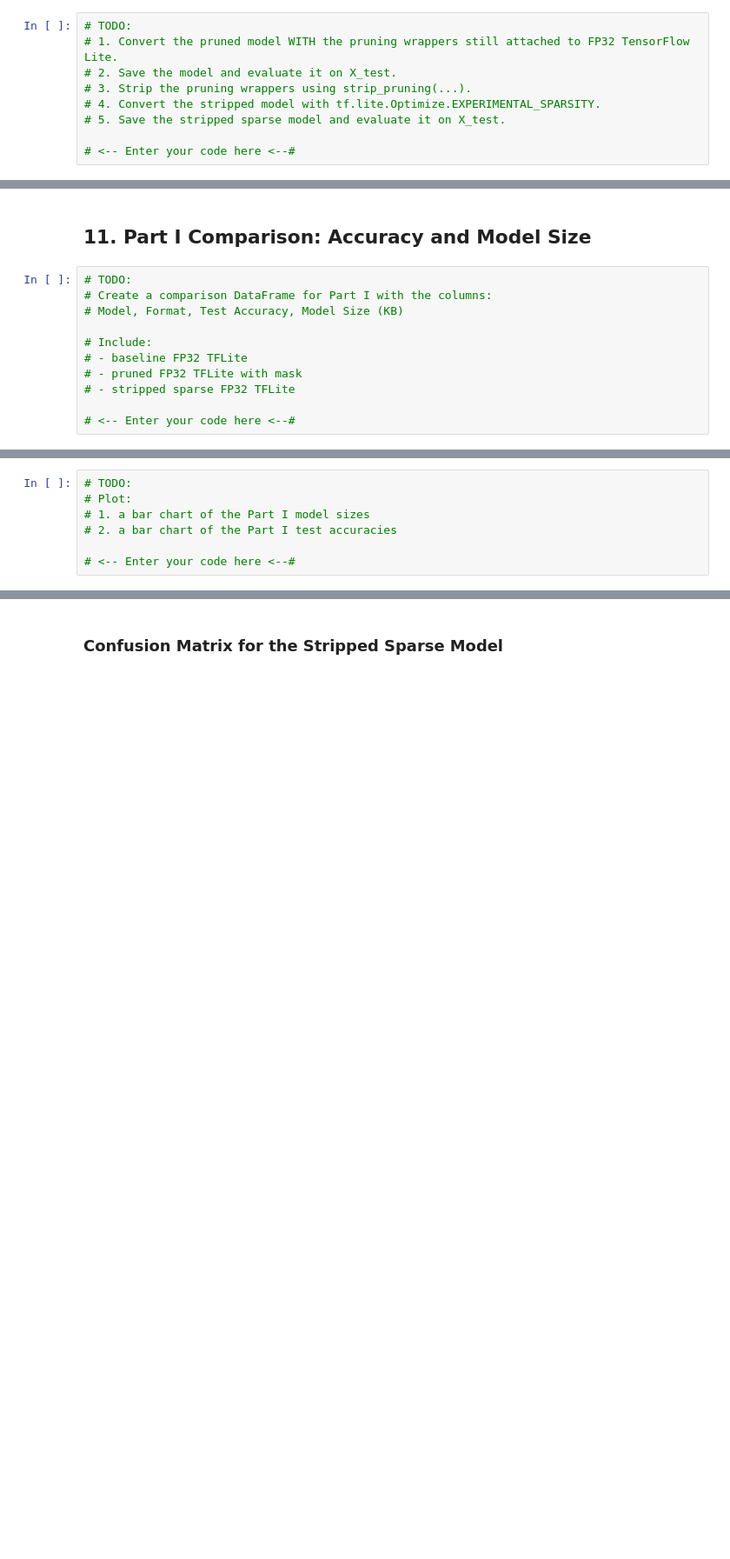
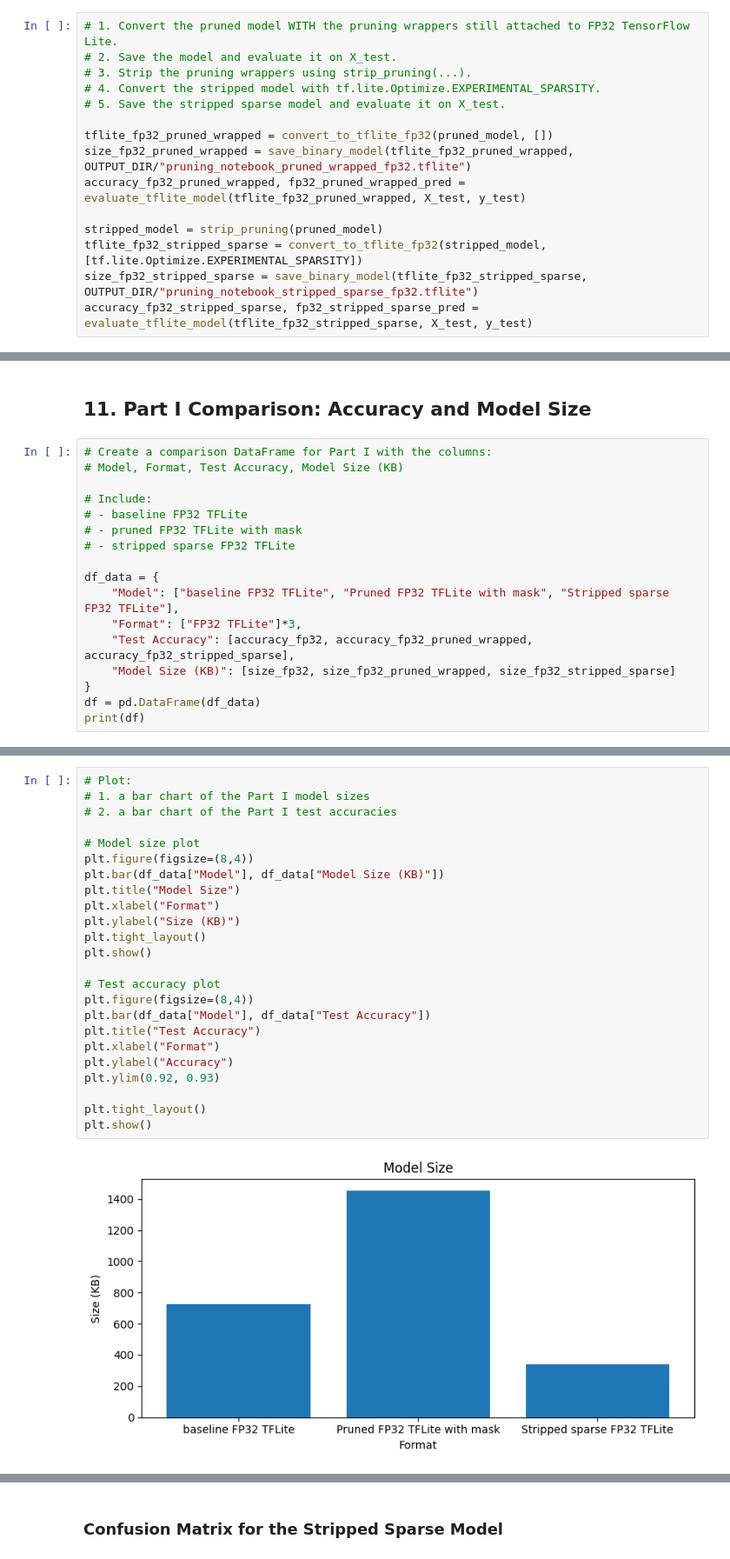
Before and after one commit to nhl01/EE446Labs, a Jupyter notebook: Lab3/EE446_UCI_HAR_DNN_Pruning_Quantization_Student_NL.ipynb, the cells around one changed output, grey strips where cells are left out. Shown at 87% size. Cells and saved outputs as stored; diff of their text form; blank space fills up the shorter version.

```diff
--- a/Lab3/EE446_UCI_HAR_DNN_Pruning_Quantization_Student_NL.ipynb
+++ b/Lab3/EE446_UCI_HAR_DNN_Pruning_Quantization_Student_NL.ipynb
@@ -308,11 +501,17 @@ Next, we strip the pruning wrappers and convert the resulting sparse model with:
 
 This is the proper way to preserve sparsity in the exported TensorFlow Lite model.
 # %%
-# TODO:
 # 1. Convert the pruned model WITH the pruning wrappers still attached to FP32 TensorFlow Lite.
 # 2. Save the model and evaluate it on X_test.
 # 3. Strip the pruning wrappers using strip_pruning(...).
 # 4. Convert the stripped model with tf.lite.Optimize.EXPERIMENTAL_SPARSITY.
 # 5. Save the stripped sparse model and evaluate it on X_test.
 
-# <-- Enter your code here <--#
+tflite_fp32_pruned_wrapped = convert_to_tflite_fp32(pruned_model, [])
+size_fp32_pruned_wrapped = save_binary_model(tflite_fp32_pruned_wrapped, OUTPUT_DIR/"pruning_notebook_pruned_wrapped_fp32.tflite")
+accuracy_fp32_pruned_wrapped, fp32_pruned_wrapped_pred = evaluate_tflite_model(tflite_fp32_pruned_wrapped, X_test, y_test)
+
+stripped_model = strip_pruning(pruned_model)
+tflite_fp32_stripped_sparse = convert_to_tflite_fp32(stripped_model, [tf.lite.Optimize.EXPERIMENTAL_SPARSITY])
+size_fp32_stripped_sparse = save_binary_model(tflite_fp32_stripped_sparse, OUTPUT_DIR/"pruning_notebook_stripped_sparse_fp32.tflite")
+accuracy_fp32_stripped_sparse, fp32_stripped_sparse_pred = evaluate_tflite_model(tflite_fp32_stripped_sparse, X_test, y_test)
@@ -319,7 +539,6 @@ This is the proper way to preserve sparsity in the exported TensorFlow Lite mode
 # %% [markdown]
 ## 11. Part I Comparison: Accuracy and Model Size
 # %%
-# TODO:
 # Create a comparison DataFrame for Part I with the columns:
 # Model, Format, Test Accuracy, Model Size (KB)
 
@@ -328,4 +547,11 @@ This is the proper way to preserve sparsity in the exported TensorFlow Lite mode
 # - pruned FP32 TFLite with mask
 # - stripped sparse FP32 TFLite
 
-# <-- Enter your code here <--#
+df_data = {
+    "Model": ["baseline FP32 TFLite", "Pruned FP32 TFLite with mask", "Stripped sparse FP32 TFLite"],
+    "Format": ["FP32 TFLite"]*3,
+    "Test Accuracy": [accuracy_fp32, accuracy_fp32_pruned_wrapped, accuracy_fp32_stripped_sparse],
+    "Model Size (KB)": [size_fp32, size_fp32_pruned_wrapped, size_fp32_stripped_sparse]
+}
+df = pd.DataFrame(df_data)
+print(df)
@@ -332,7 +563,26 @@ This is the proper way to preserve sparsity in the exported TensorFlow Lite mode
 # %%
-# TODO:
 # Plot:
 # 1. a bar chart of the Part I model sizes
 # 2. a bar chart of the Part I test accuracies
 
-# <-- Enter your code here <--#
+# Model size plot
+plt.figure(figsize=(8,4))
+plt.bar(df_data["Model"], df_data["Model Size (KB)"])
+plt.title("Model Size")
+plt.xlabel("Format")
+plt.ylabel("Size (KB)")
+plt.tight_layout()
+plt.show()
+
+# Test accuracy plot
+plt.figure(figsize=(8,4))
+plt.bar(df_data["Model"], df_data["Test Accuracy"])
+plt.title("Test Accuracy")
+plt.xlabel("Format")
+plt.ylabel("Accuracy")
+plt.ylim(0.92, 0.93)
+
+plt.tight_layout()
+plt.show()
+# %% [output]
+[figure, added]
```
Also changed, not shown: parts of 20 cells of this notebook, 5 other files.
